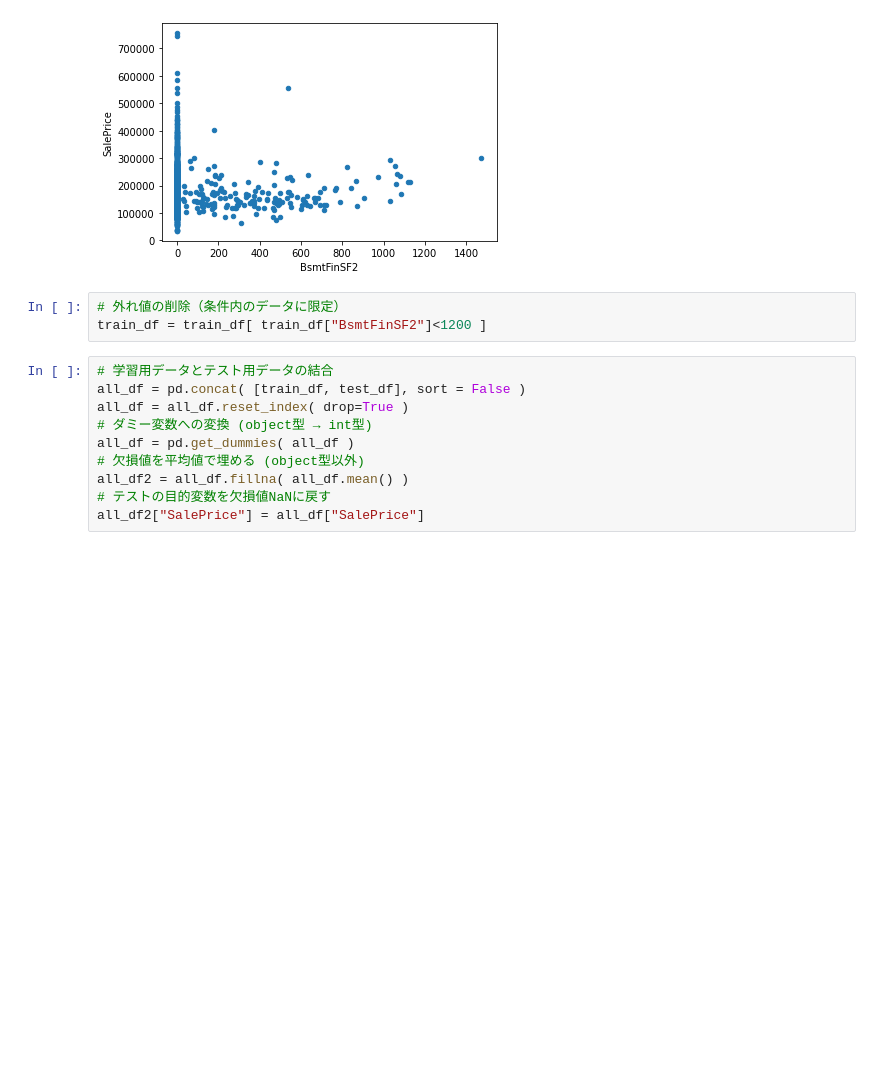
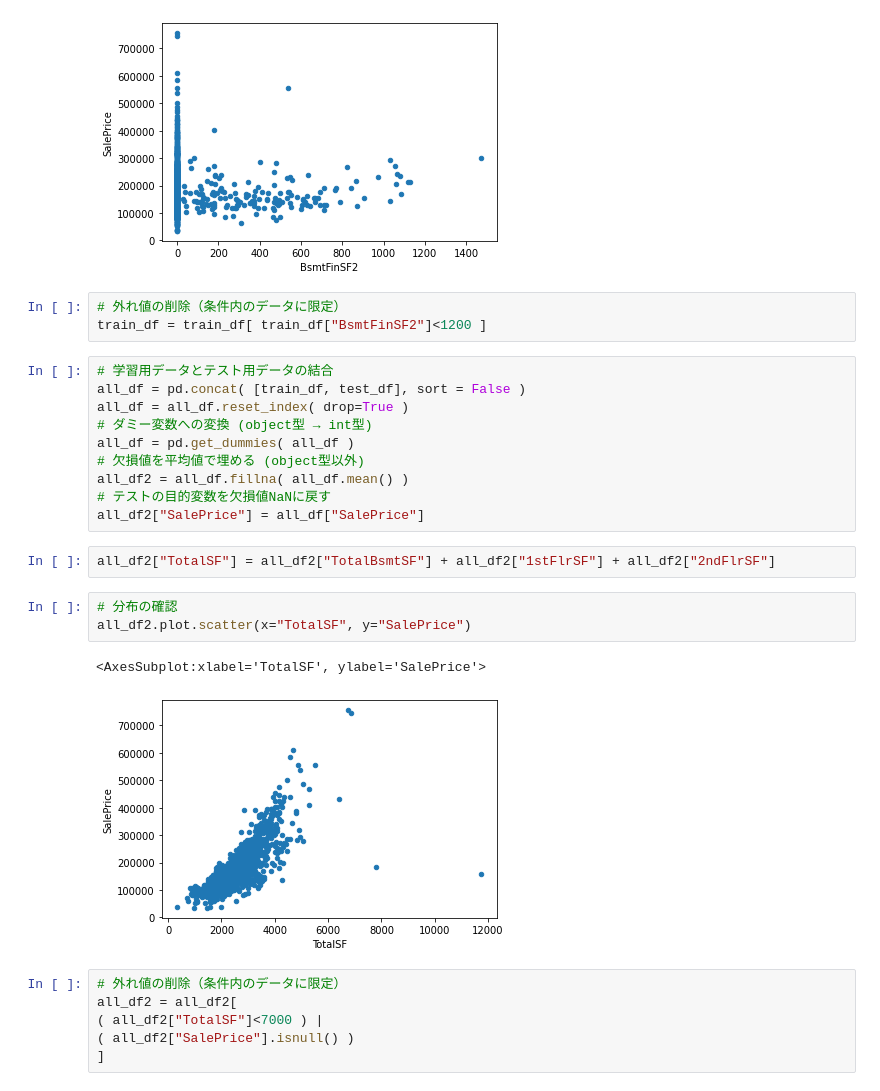
Before and after one commit to englishta/algorithm, a Jupyter notebook: graphic/14/14.ipynb, the cells around one changed output. Cells and saved outputs as stored; diff of their text form; blank space fills up the shorter version.

```diff
--- a/graphic/14/14.ipynb
+++ b/graphic/14/14.ipynb
@@ -123,3 +123,17 @@ all_df = pd.get_dummies( all_df )
 all_df2 = all_df.fillna( all_df.mean() )
 # テストの目的変数を欠損値NaNに戻す
 all_df2["SalePrice"] = all_df["SalePrice"]
+# %%
+all_df2["TotalSF"] = all_df2["TotalBsmtSF"] + all_df2["1stFlrSF"] + all_df2["2ndFlrSF"]
+# %%
+# 分布の確認
+all_df2.plot.scatter(x="TotalSF", y="SalePrice")
+# %% [output]
+<AxesSubplot:xlabel='TotalSF', ylabel='SalePrice'>
+[figure, added]
+# %%
+# 外れ値の削除（条件内のデータに限定）
+all_df2 = all_df2[
+( all_df2["TotalSF"]<7000 ) |
+( all_df2["SalePrice"].isnull() )
+]
```
Also changed, not shown: parts of 3 cells of this notebook.
